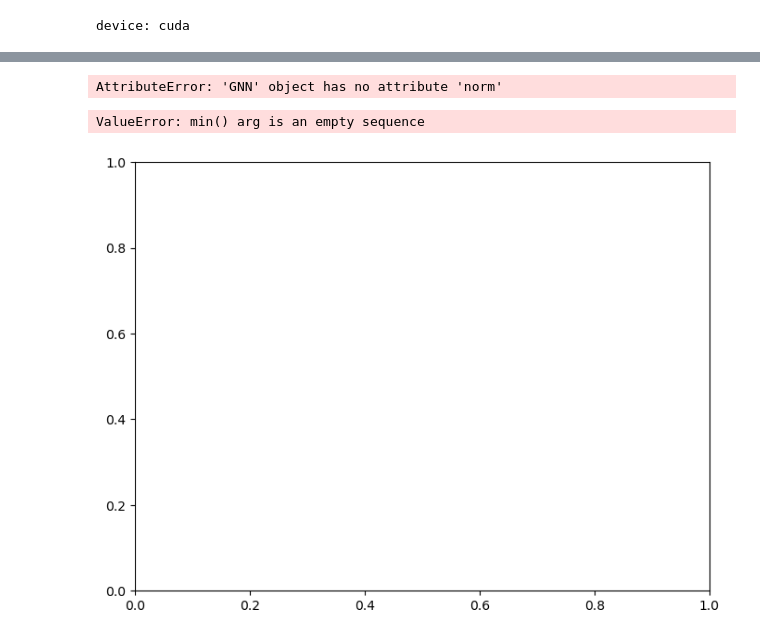
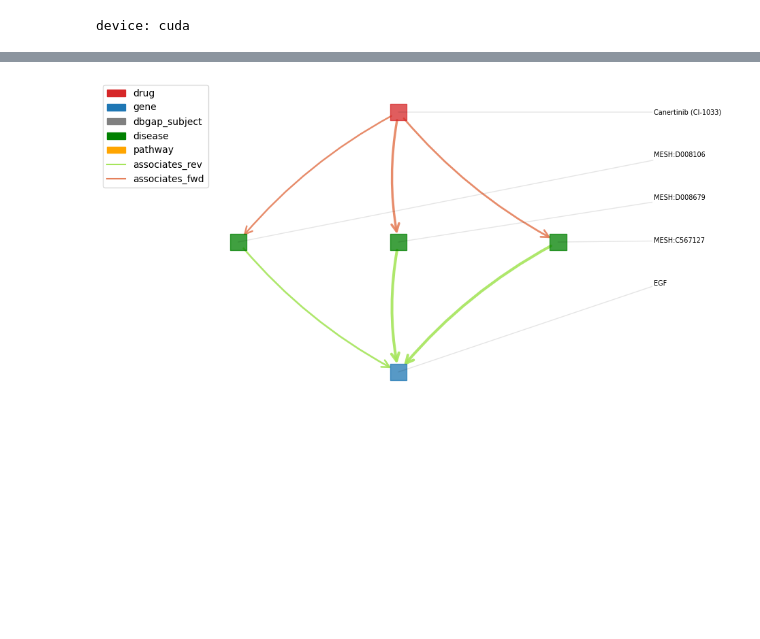
Before and after one commit to biodev/TKG-DTI, a Jupyter notebook: notebooks/_interpret.ipynb, the cells around one changed output, grey strips where cells are left out. Saved outputs shown, nothing was run; the diff lists cells and outputs as text; code cells hidden in the pictures; blank space fills up the shorter version.

```diff
--- a/notebooks/_interpret.ipynb
+++ b/notebooks/_interpret.ipynb
@@ -16,14 +17,13 @@ import matplotlib.pyplot as plt
 import networkx as nx
 import numpy as np
 # %%
-FOLD = 0
-UID = '575bf710-ed8e-438b-b45e-1b6ce8d70b73'
+FOLD = 0 #3 #2 #1 #0
+UID =  '43695ffa-8b79-4e5e-8ce8-82271b78006d' #'1ec81b69-84c0-423a-9b4c-34ca3fa51e0f' #'5a2d3392-b77b-4da0-befb-925e6f9a2482' #'14cb46f6-8ff7-4a17-8b7b-ea2e21d07423' #'43695ffa-8b79-4e5e-8ce8-82271b78006d'
 
-#model = torch.load(f'/home/teddy/local/TKG-DTI/output/tkg/GNN/FOLD_{FOLD}/{UID}/best_model.pt').cpu()
-model = torch.load(f'/home/teddy/local/TKG-DTI/output/tmp/69dfefd6-46d4-4a2a-9bfe-39fb25b2f09a/best_model.pt').cpu()
+model = torch.load(f'/home/teddy/local/TKG-DTI/output/tkg/GNN/FOLD_{FOLD}/{UID}/best_model.pt').cpu()
 model.eval()
 
-preds = pd.read_csv(f'/home/teddy/local/TKG-DTI/output/tmp/69dfefd6-46d4-4a2a-9bfe-39fb25b2f09a/predictions.csv')
+preds = pd.read_csv(f'/home/teddy/local/TKG-DTI/output/tkg/GNN/FOLD_{FOLD}/{UID}/predictions.csv')
 preds.head()
 
 args            = argparse.Namespace()
@@ -172,6 +184,22 @@ def plot_explanation(expl, node_labels_on_right=False, only_plot_paths=True, nod
     - Otherwise, node labels appear in their usual position near each node.
     - Includes a legend showing the color mapping for node types and edge types.
     """
+
+    EDGE_WIDTH_SCALAR = 3
+
+    def hsv_to_hex(h, s, v):
+        import colorsys
+        r, g, b = colorsys.hsv_to_rgb(h, s, v)
+        return '#%02x%02x%02x' % (int(r * 255), int(g * 255), int(b * 255))
+
+    def color_for_string(s):
+        # Produce a hash integer deterministically from the string
+        h = abs(hash(s))
+        # Map that integer onto a 360-degree hue wheel (H in HSV)
+        hue = (h % 360) / 360.0
+        # Fix saturation and value, then convert to a hex or RGB color
+        return hsv_to_hex(hue, 0.6, 0.9)
+
 
     # ------------------------
     # 1) Build a DiGraph
@@ -258,6 +286,7 @@ def plot_explanation(expl, node_labels_on_right=False, only_plot_paths=True, nod
     node_colors = []
     for node_name, attrs in node_list:
         ntype = attrs['ntype']  # e.g. 'drug', 'gene', etc.
+
         node_colors.append(node_type_colors.get(ntype, fallback_color))
 
     # Draw nodes
@@ -287,17 +316,20 @@ def plot_explanation(expl, node_labels_on_right=False, only_plot_paths=True, nod
     for (u, v, d) in edge_list:
         rel_name = d['rel']
         if rel_name not in edge_color_map:
-            edge_color_map[rel_name] = palette[color_idx % len(palette)]
+            #edge_color_map[rel_name] = palette[color_idx % len(palette)]
+            edge_color_map[rel_name] = color_for_string(rel_name)
             color_idx += 1
         edge_colors.append(edge_color_map[rel_name])
-        edge_widths.append(d['weight'])  # use mask value as width
+        edge_widths.append(EDGE_WIDTH_SCALAR*d['weight'])  # use mask value as width
 
     nx.draw_networkx_edges(
         G, pos,
         edgelist=[(u, v) for (u, v, _) in edge_list],
-        width=3*edge_widths,
+        width=edge_widths,
         arrows=True,
         arrowstyle='->',
+        # arc
+        connectionstyle='arc3,rad=0.1',
         arrowsize=20,
         alpha=0.9,
         edge_color=edge_colors
@@ -338,7 +370,7 @@ def plot_explanation(expl, node_labels_on_right=False, only_plot_paths=True, nod
                 xytext=(label_offset_x, label_y),
                 arrowprops=dict(
                     arrowstyle="-",
-                    alpha=0.2,
+                    alpha=0.1,
                     shrinkA=0,
                     shrinkB=0,
                     color='black'
@@ -369,3 +401,5 @@ def plot_explanation(expl, node_labels_on_right=False, only_plot_paths=True, nod
     plt.margins(x=0.1)
     plt.axis('off')
     plt.show()
+
+    return G
@@ -386,11 +427,8 @@ preds[lambda x: x.negatives].sort_values('prob', ascending=False).head(10)
 # %%
 expl = TKGExplainer(model, data)
-explanation = expl.explain('YYLKKYCXAOBSRM-JXMROGBWSA-N', 'ABL2', topK=100, lr=1e-2)
+explanation = expl.explain('OMZCMEYTWSXEPZ-UHFFFAOYSA-N', 'EGF', topK=100, lr=1e-2)
-# %% [output]
-AttributeError: 'GNN' object has no attribute 'norm'
 # %%
 inchi2name = {'drug': pd.read_csv('/home/teddy/local/TKG-DTI/extdata/meta/targetome__drug_targets_gene.csv')[['inhibitor', 'inchikey']].drop_duplicates().set_index('inchikey').to_dict()['inhibitor']}
-plot_explanation(explanation, node_labels_on_right=True, only_plot_paths=True, node2name=inchi2name)
+G = plot_explanation(explanation, node_labels_on_right=True, only_plot_paths=True, node2name=inchi2name)
 # %% [output]
-ValueError: min() arg is an empty sequence
-[figure, old version]
+[figure, new version]
```
Also changed, not shown: parts of 31 cells of this notebook, 23 other files.
